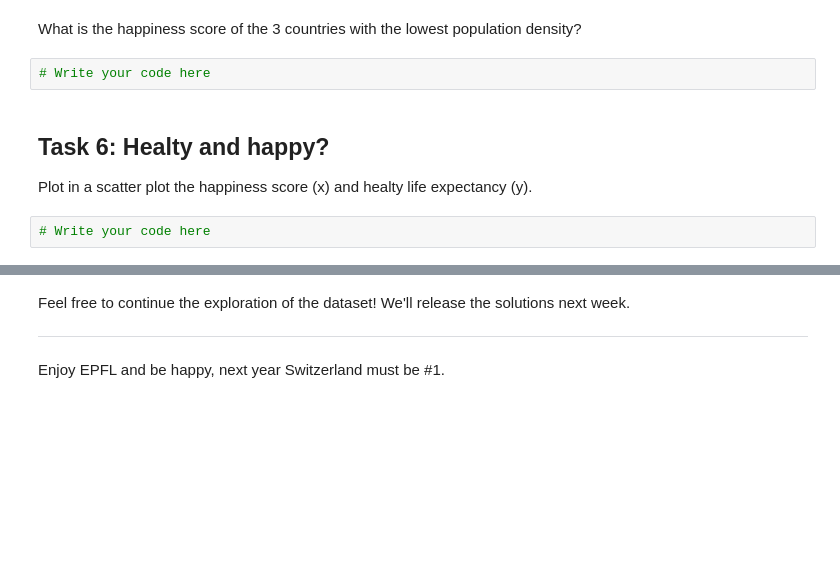
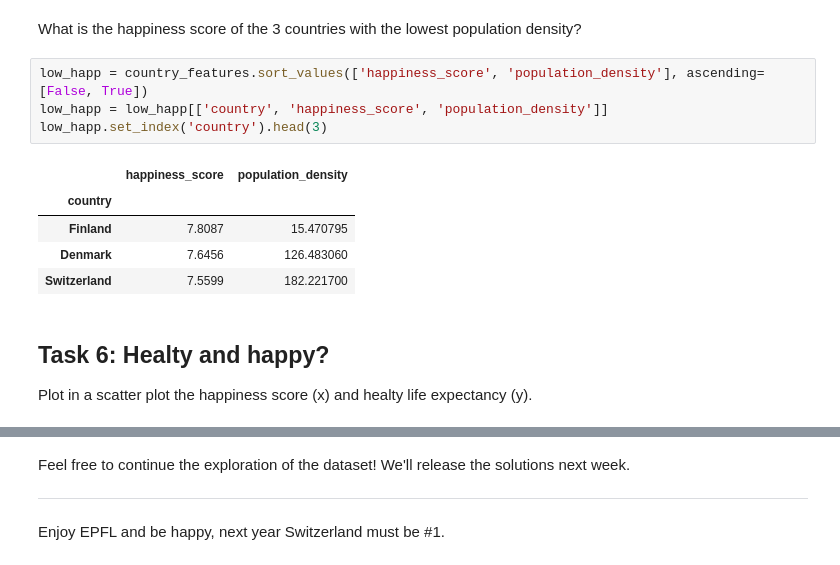
Before and after one commit to rrakotom/2022, a Jupyter notebook: Tutorials/01 - Handling data/Happiness.ipynb, the cells around one changed output, grey strips where cells are left out. Saved outputs shown, nothing was run; the diff lists cells and outputs as text; blank space fills up the shorter version.

```diff
--- a/Tutorials/01 - Handling data/Happiness.ipynb
+++ b/Tutorials/01 - Handling data/Happiness.ipynb
@@ -186,10 +194,16 @@ Add to the dataframe a new field called *population_density* computed by dividin
 # %% [markdown]
 What is the happiness score of the 3 countries with the lowest population density?
-# %%
-# Write your code here
+# %%
+low_happ = country_features.sort_values(['happiness_score', 'population_density'], ascending=[False, True])
+low_happ = low_happ[['country', 'happiness_score', 'population_density']]
+low_happ.set_index('country').head(3)
+# %% [output]
+|  | happiness_score | population_density |
+| country |  |  |
+| Finland | 7.8087 | 15.470795 |
+| Denmark | 7.6456 | 126.483060 |
+| Switzerland | 7.5599 | 182.221700 |
 # %% [markdown]
 ## Task 6: Healty and happy?
 
 Plot in a scatter plot the happiness score (x) and healty life expectancy (y).
-# %%
-# Write your code here
```
Also changed, not shown: parts of 3 cells of this notebook, 1 other file.
